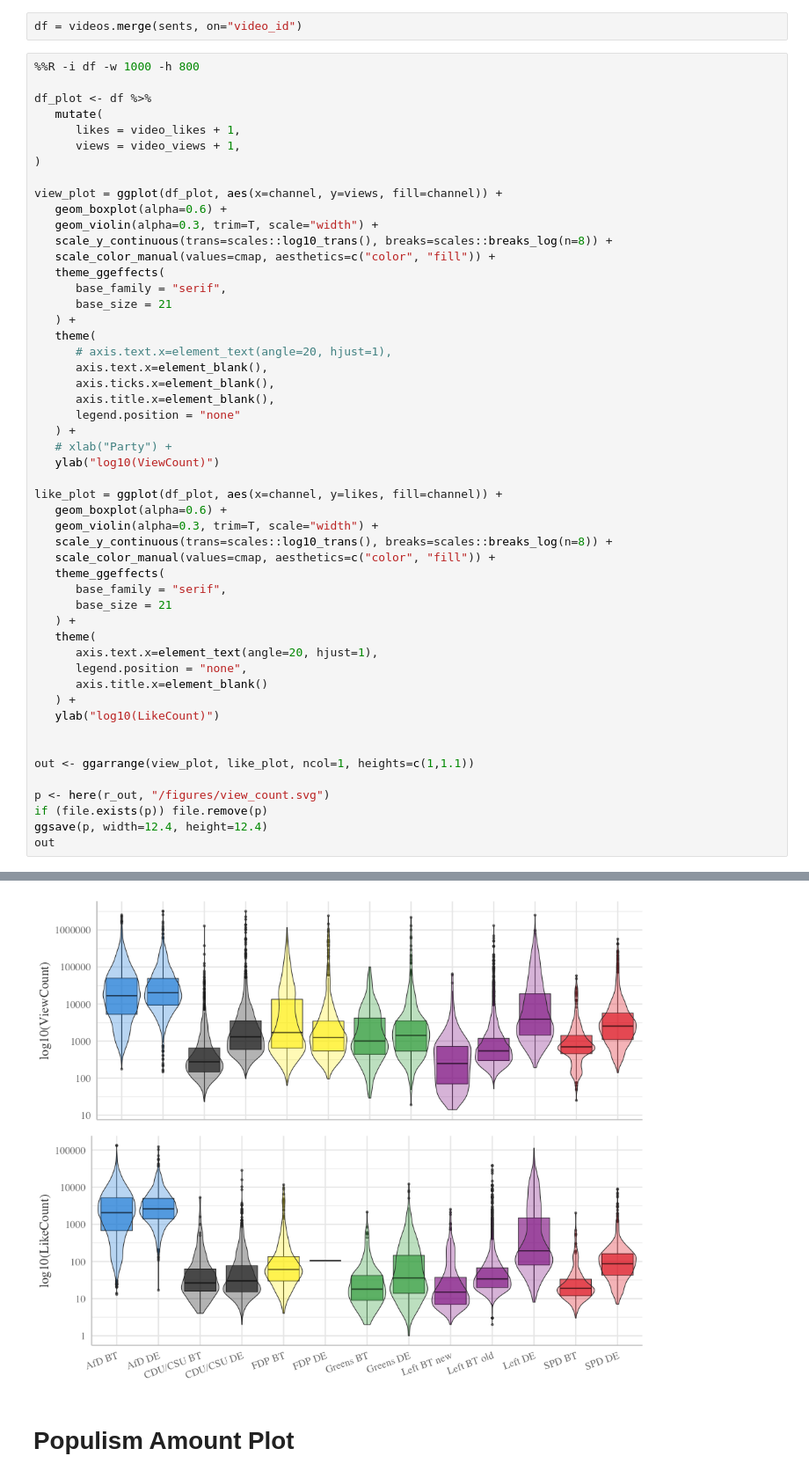
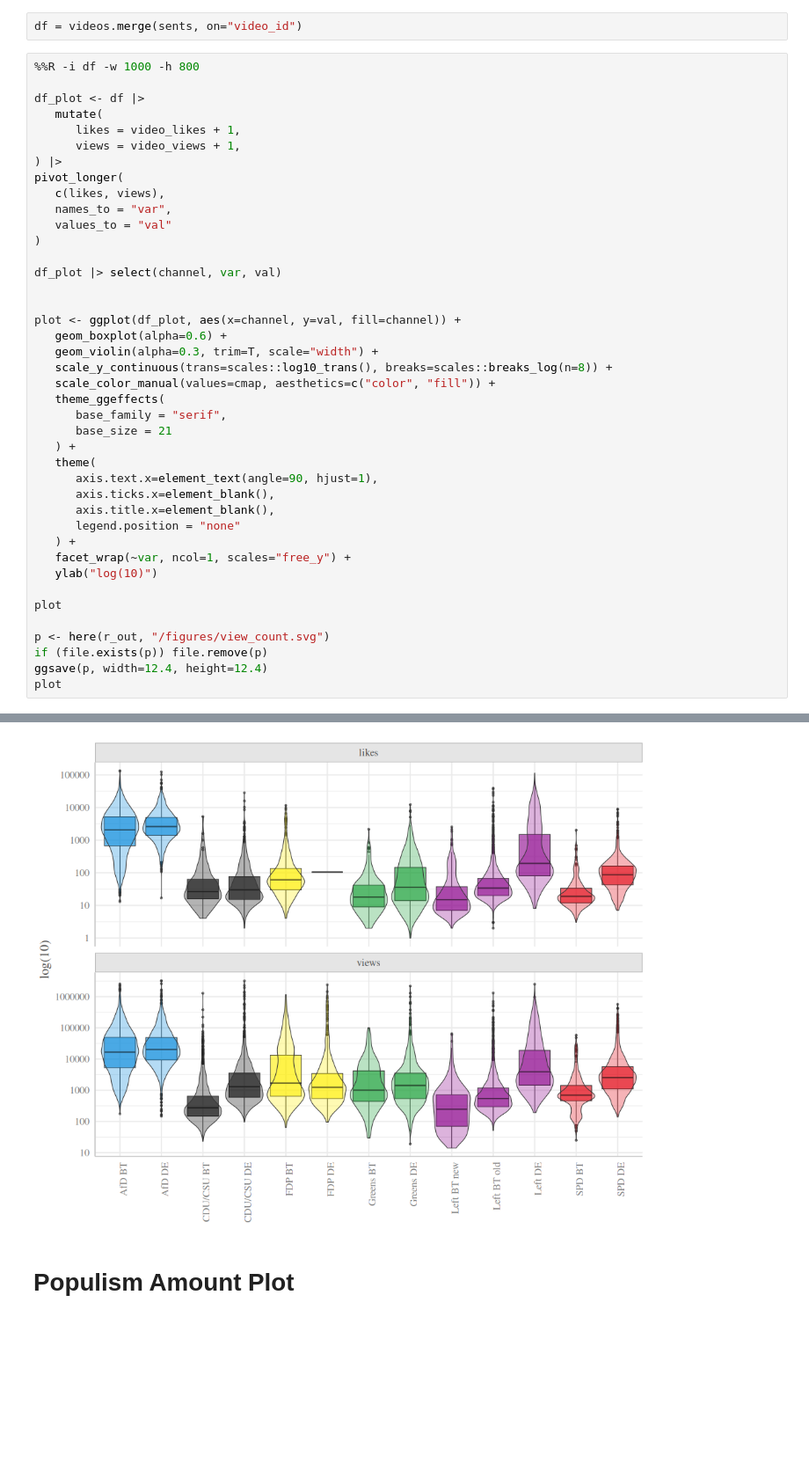
Before and after one commit to luerhard/anti-elitism-gets-views, a Jupyter notebook: pipeline/05-basic_descriptives.ipynb, the cells around one changed output, grey strips where cells are left out. Shown at 88% size. Cells and saved outputs as stored; diff of their text form; blank space fills up the shorter version.

```diff
--- a/pipeline/05-basic_descriptives.ipynb
+++ b/pipeline/05-basic_descriptives.ipynb
@@ -162,13 +162,21 @@ df = videos.merge(sents, on="video_id")
 # %%
 %%R -i df -w 1000 -h 800
 
-df_plot <- df %>%
+df_plot <- df |>
    mutate(
       likes = video_likes + 1,
       views = video_views + 1,
+) |>
+pivot_longer(
+   c(likes, views),
+   names_to = "var",
+   values_to = "val"
 )
 
-view_plot = ggplot(df_plot, aes(x=channel, y=views, fill=channel)) +
+df_plot |> select(channel, var, val)
+
+
+plot <- ggplot(df_plot, aes(x=channel, y=val, fill=channel)) +
    geom_boxplot(alpha=0.6) +
    geom_violin(alpha=0.3, trim=T, scale="width") +
    scale_y_continuous(trans=scales::log10_trans(), breaks=scales::breaks_log(n=8)) +
@@ -178,36 +186,18 @@ view_plot = ggplot(df_plot, aes(x=channel, y=views, fill=channel)) +
       base_size = 21
    ) +
    theme(
-      # axis.text.x=element_text(angle=20, hjust=1),
-      axis.text.x=element_blank(),
+      axis.text.x=element_text(angle=90, hjust=1),
       axis.ticks.x=element_blank(),
       axis.title.x=element_blank(),
       legend.position = "none"
    ) +
-   # xlab("Party") +
-   ylab("log10(ViewCount)")
+   facet_wrap(~var, ncol=1, scales="free_y") +
+   ylab("log(10)")
 
-like_plot = ggplot(df_plot, aes(x=channel, y=likes, fill=channel)) +
-   geom_boxplot(alpha=0.6) +
-   geom_violin(alpha=0.3, trim=T, scale="width") +
-   scale_y_continuous(trans=scales::log10_trans(), breaks=scales::breaks_log(n=8)) +
-   scale_color_manual(values=cmap, aesthetics=c("color", "fill")) +
-   theme_ggeffects(
-      base_family = "serif",
-      base_size = 21
-   ) +
-   theme(
-      axis.text.x=element_text(angle=20, hjust=1),
-      legend.position = "none",
-      axis.title.x=element_blank()
-   ) +
-   ylab("log10(LikeCount)")
-
-
-out <- ggarrange(view_plot, like_plot, ncol=1, heights=c(1,1.1))
+plot
 
 p <- here(r_out, "/figures/view_count.svg")
 if (file.exists(p)) file.remove(p)
 ggsave(p, width=12.4, height=12.4)
-out
+plot
 # %% [output]
@@ -221,4 +222,4 @@ In addition: Warning messages:
-[figure, old version]
+[figure, new version]
 # %% [markdown]
 # Populism Amount Plot
 # %%
```
Also changed, not shown: parts of 6 cells of this notebook, 4 other files.
